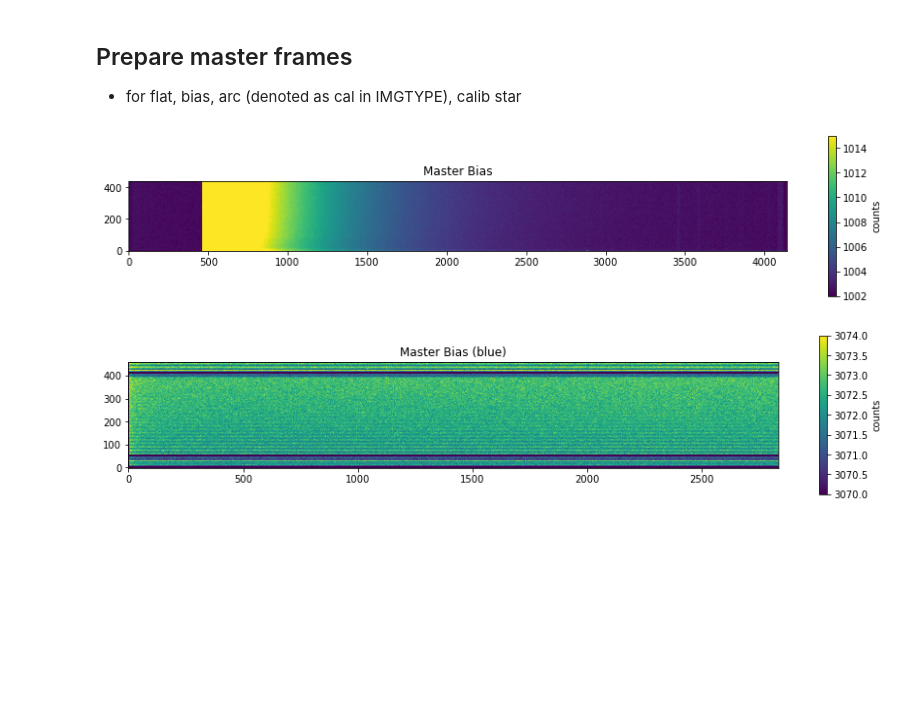
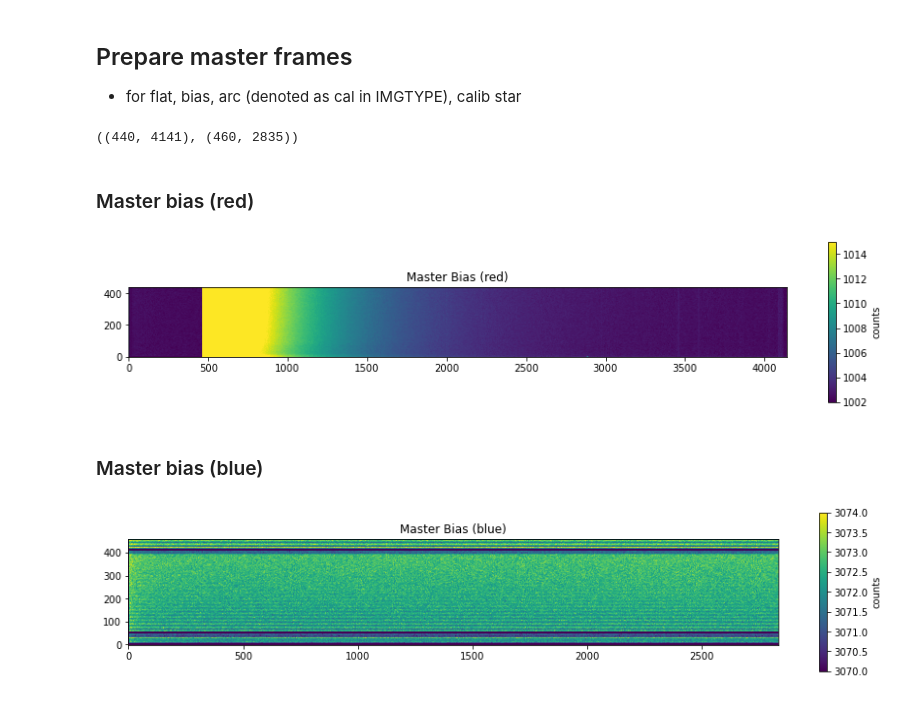
Before and after one commit to jaladh-singhal/ay107_observation, a Jupyter notebook: sn_spectra_reduction.ipynb, the cells around one changed output. Drawn from its saved outputs; the diff is of its cells as text; code cells hidden in the pictures; blank space fills up the shorter version.

```diff
--- a/sn_spectra_reduction.ipynb
+++ b/sn_spectra_reduction.ipynb
@@ -140,5 +140,12 @@ util.plot_frame(data['red0027'], label='counts', title='Red 0027 Calib star', pr
 # %% [markdown]
 ## Prepare master frames
 - for flat, bias, arc (denoted as cal in IMGTYPE), calib star
+# %%
+red_shape = data['red0001'].shape
+blue_shape = data['blue0001'].T.shape
+
+red_shape,blue_shape
+# %% [output]
+((440, 4141), (460, 2835))
 # %%
 bias = hdr_df[hdr_df['IMGTYPE'] == 'bias']
@@ -146,17 +153,21 @@ flats = hdr_df[hdr_df['IMGTYPE'] == 'bias']
 arcs = hdr_df[hdr_df['IMGTYPE'] == 'cal']
 calib_star = hdr_df[(hdr_df['IMGTYPE'] == 'object') & (hdr_df['OBJECT'] == 'HD 158261')]
+# %% [markdown]
+### Master bias (red)
 # %%
 # creating master bias
 bias_red = bias[np.char.startswith(list(bias.index), 'red')]
-bias_red_layers = np.zeros((440, 4141, bias_red.shape[0]))
+bias_red_layers = np.zeros((red_shape[0], red_shape[1], bias_red.shape[0]))
 for i, curr_file in enumerate(bias_red.index):
     curr_data = data[curr_file]
     bias_red_layers[:, :, i] = curr_data
 
 master_bias_red = np.median(bias_red_layers, axis=2)
 
 util.plot_frame(master_bias_red, label='counts', title='Master Bias (red)', prange=(10, 90))
 # %% [output]
-[figure, old version]
+[figure, new version]
+# %% [markdown]
+### Master bias (blue)
 # %%
 bias_blue = bias[np.char.startswith(list(bias.index), 'blue')]
```
Also changed, not shown: parts of 11 cells of this notebook.
